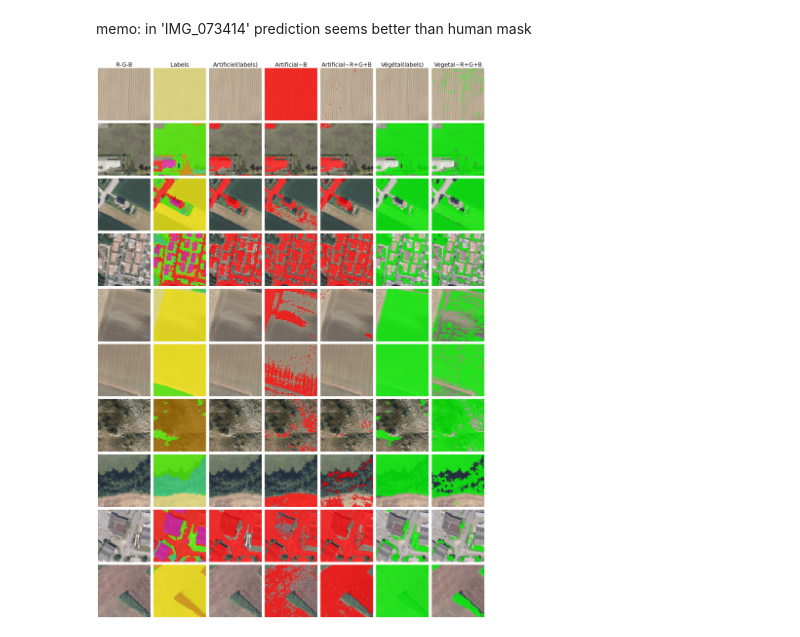
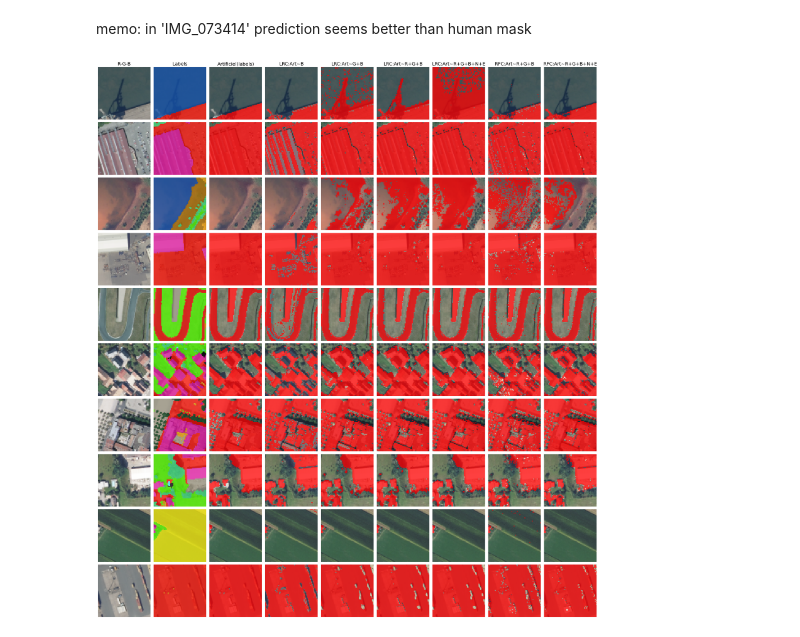
Before and after one commit to ChallengeDataTest/flairimages, a Jupyter notebook: src/explore.ipynb, the cells around one changed output. Cells and saved outputs as stored; diff of their text form; code cells hidden in the pictures.

```diff
--- a/src/explore.ipynb
+++ b/src/explore.ipynb
@@ -247,8 +250,8 @@ hour_flag = files_df['hour'] == 12
 # %%
 # Here we prepare dataframes of images and pixel for training and testing
 # we will train the model pixel by pixel by subsampling the train images
-n_pixel_train = 100000
-n_pixels_test = 100000
+n_pixel_train = 500000
+n_pixels_test = 500000
 # split the images in train and test
 (train_image_data,
  test_image_data,
@@ -379,14 +413,15 @@ if False:
 # print(name)
 # print(image_file)
 # print(mask_file)
-nl, nc = 10,7
+nl, nc = 10, 9
 im_alpha = 0.75
-fontsize=22
+fontsize=18
 plt.figure(figsize=(nc*3, nl*3))
 
 for i_l, i_test_record in enumerate(np.random.choice(a=test_image_data.shape[0], size=nl)):
     record = test_image_data[i_test_record]
     im = record[:,:,:3]
+    im_all = record[:,:,:5]
     msk = record[:,:,-3]
     msk_a = record[:,:,-2]
     msk_v = record[:,:,-1]
@@ -402,53 +437,79 @@ for i_l, i_test_record in enumerate(np.random.choice(a=test_image_data.shape[0],
     plt.imshow(im)
     plt.imshow(msk_palette, alpha=im_alpha)
 
     if i_l == 0: plt.title("Labels", fontsize=fontsize)
     plt.axis("off")
     #
     rgb_label = artificial_to_rgb(arr=msk_a,  conf=conf, alpha=im_alpha)
     plt.subplot(nl, nc, i_l*nc+3)
     plt.imshow(im)
     plt.imshow(rgb_label)
     if i_l == 0: plt.title("Artificiel(labels)", fontsize=fontsize)
     plt.axis("off")
     #
-    reg_equation = 'Artificial~B'
+    reg_equation = 'LRC:Artificial~B'
+    reg_title = 'LRC:Art~B'
     msk_pred = estimators[reg_equation].predict(im[:,:,2].reshape(-1,1)).reshape(im.shape[:2])
     rgb_pred = artificial_to_rgb(conf=conf, arr=msk_pred, alpha=im_alpha)
     plt.subplot(nl, nc, i_l*nc+4)
     plt.imshow(im)
     plt.imshow(rgb_pred)
-    if i_l == 0: plt.title(reg_equation, fontsize=fontsize)
+    if i_l == 0: plt.title(reg_title, fontsize=fontsize)
     plt.axis("off")
     #
-    reg_equation = 'Artificial~R+G+B'
-    msk_pred = estimators[reg_equation].predict(im.reshape(-1,3)).reshape(im.shape[:2])
+    reg_equation = 'LRC:Artificial~G+B'
+    reg_title = 'LRC:Art~G+B'
+    msk_pred = estimators[reg_equation].predict(im[:,:,1:3].reshape(-1,2)).reshape(im.shape[:2])
     rgb_pred = artificial_to_rgb(conf=conf, arr=msk_pred, alpha=im_alpha)
     plt.subplot(nl, nc, i_l*nc+5)
     plt.imshow(im)
     plt.imshow(rgb_pred)
-    if i_l == 0: plt.title(reg_equation, fontsize=fontsize)
+    if i_l == 0: plt.title(reg_title, fontsize=fontsize)
+    plt.axis("off")
+    #
+
+    reg_equation = 'LRC:Artificial~R+G+B'
+    reg_title = 'LRC:Art~R+G+B'
+    msk_pred = estimators[reg_equation].predict(im.reshape(-1,3)).reshape(im.shape[:2])
+    rgb_pred = artificial_to_rgb(conf=conf, arr=msk_pred, alpha=im_alpha)
+    plt.subplot(nl, nc, i_l*nc+6)
+    plt.imshow(im)
+    plt.imshow(rgb_pred)
+    if i_l == 0: plt.title(reg_title, fontsize=fontsize)
+    plt.axis("off")
+    #
+    reg_equation = 'LRC:Artificial~R+G+B+NIR+Elevation'
+    reg_title = 'LRC:Art~R+G+B+N+E'
+    msk_pred = estimators[reg_equation].predict(im_all.reshape(-1,5)).reshape(im.shape[:2])
+    rgb_pred = artificial_to_rgb(conf=conf, arr=msk_pred, alpha=im_alpha)
+    plt.subplot(nl, nc, i_l*nc+7)
+    plt.imshow(im)
+    plt.imshow(rgb_pred)
+    if i_l == 0: plt.title(reg_title, fontsize=fontsize)
+    plt.axis("off")
+    #
+    reg_equation = 'RFC:Artificial~R+G+B'
+    reg_title = 'RFC:Art~R+G+B'
+    msk_pred = estimators[reg_equation].predict(im.reshape(-1,3)).reshape(im.shape[:2])
+    rgb_pred = artificial_to_rgb(conf=conf, arr=msk_pred, alpha=im_alpha)
+    plt.subplot(nl, nc, i_l*nc+8)
+    plt.imshow(im)
+    plt.imshow(rgb_pred)
+    if i_l == 0: plt.title(reg_title, fontsize=fontsize)
+    plt.axis("off")
+    #
+    reg_equation = 'RFC:Artificial~R+G+B+NIR+Elevation'
+    reg_title = 'RFC:Art~R+G+B+N+E'
+    msk_pred = estimators[reg_equation].predict(im_all.reshape(-1,5)).reshape(im.shape[:2])
+    rgb_pred = artificial_to_rgb(conf=conf, arr=msk_pred, alpha=im_alpha)
+    plt.subplot(nl, nc, i_l*nc+9)
+    plt.imshow(im)
+    plt.imshow(rgb_pred)
+    if i_l == 0: plt.title(reg_title, fontsize=fontsize)
     plt.axis("off")
     #
     #
-    rgb_vegetal = vegetal_to_rgb(arr=msk_v, conf=conf, alpha=im_alpha)
-    plt.subplot(nl, nc, i_l*nc+6)
-    plt.imshow(im)
-    plt.imshow(rgb_vegetal)
-    if i_l == 0: plt.title("Végétal(labels)", fontsize=fontsize)
-    plt.axis("off")
-    #
-
-    reg_equation = 'Vegetal~R+G+B'
-    msk_pred = estimators[reg_equation].predict(im.reshape(-1,3)).reshape(im.shape[:2])
-    rgb_pred = vegetal_to_rgb(conf=conf, arr=msk_pred, alpha=im_alpha)
-    plt.subplot(nl, nc, i_l*nc+7)
-    plt.imshow(im)
-    plt.imshow(rgb_pred)
-    if i_l == 0: plt.title(reg_equation, fontsize=fontsize)
-    plt.axis("off")
-    #
 plt.tight_layout()
 plt.show()
 # %% [output]
-[figure, old version]
+[figure, new version]
```
Also changed, not shown: parts of 11 cells of this notebook, 2 other files.
